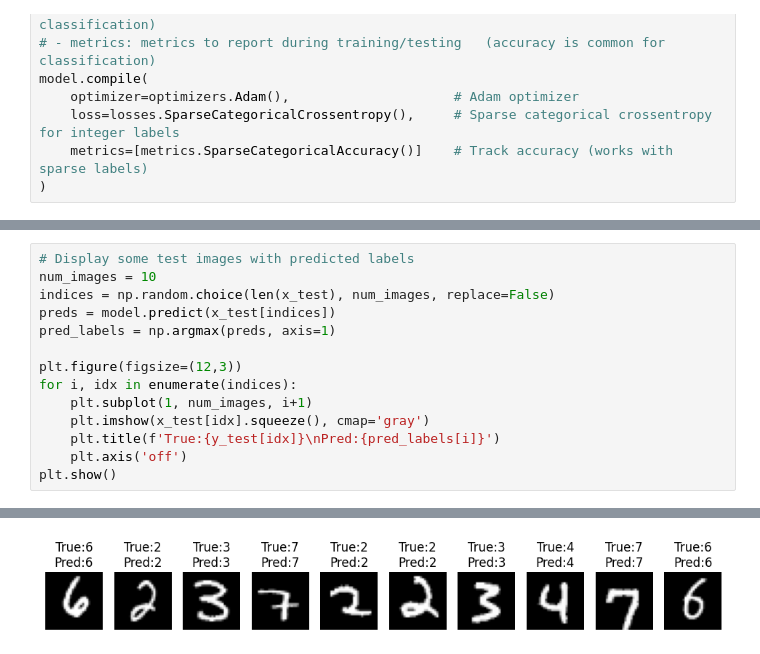
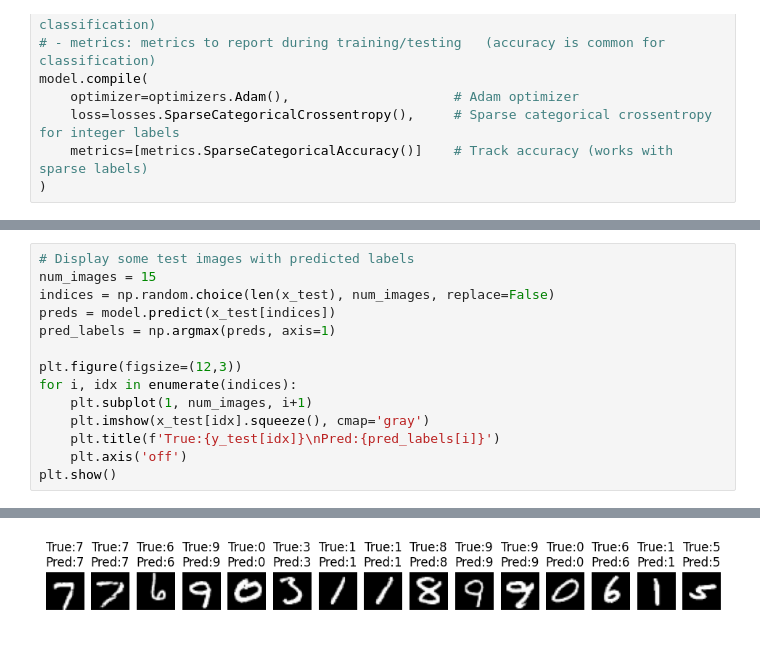
Before and after one commit to urfanamillatina/CNN, a Jupyter notebook: simple_cnn_tensorflow_mnist.ipynb, the cells around one changed output, grey strips where cells are left out. Drawn from its saved outputs; the diff is of its cells as text.

```diff
--- a/simple_cnn_tensorflow_mnist.ipynb
+++ b/simple_cnn_tensorflow_mnist.ipynb
@@ -171,6 +171,6 @@ plt.show()
 # %%
 # Display some test images with predicted labels
-num_images = 10
+num_images = 15
 indices = np.random.choice(len(x_test), num_images, replace=False)
 preds = model.predict(x_test[indices])
 pred_labels = np.argmax(preds, axis=1)
@@ -187 +187 @@ plt.show()
-[figure, old version]
+[figure, new version]
```
Also changed, not shown: parts of 5 cells of this notebook, 2 other files.
